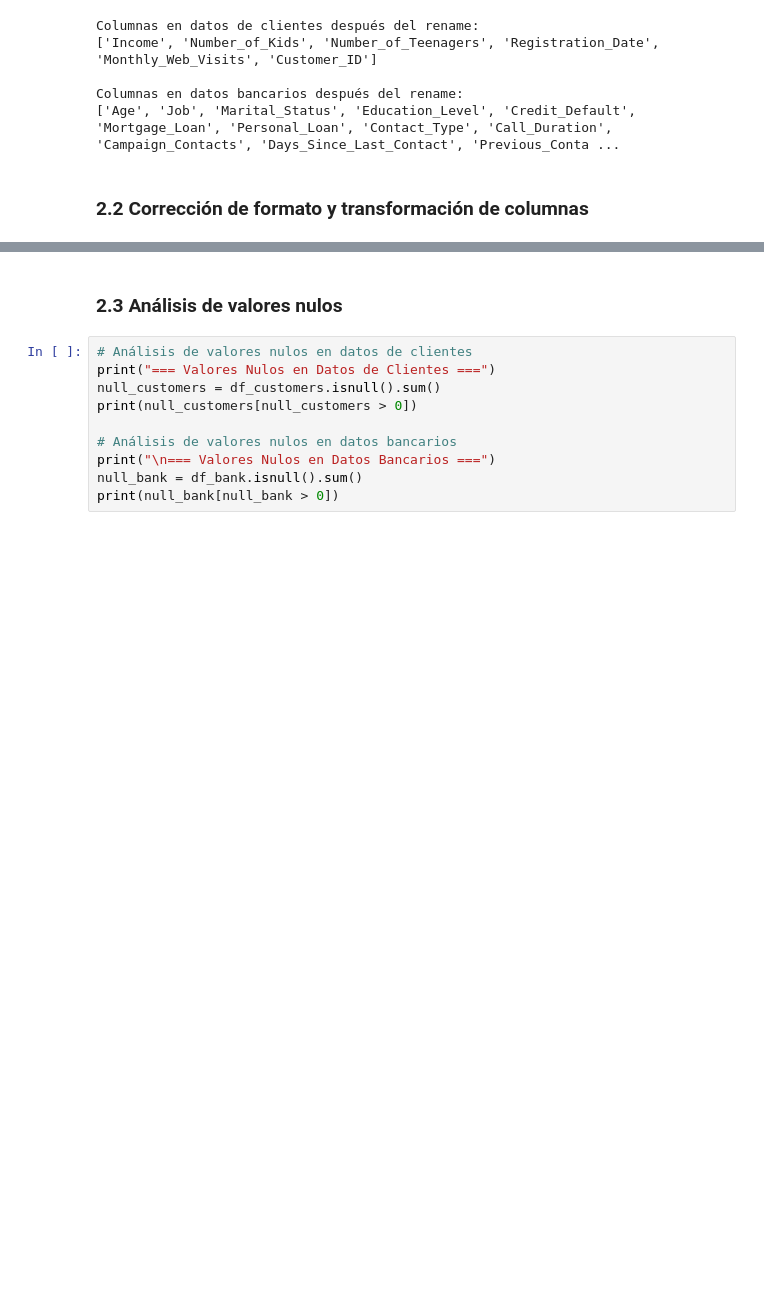
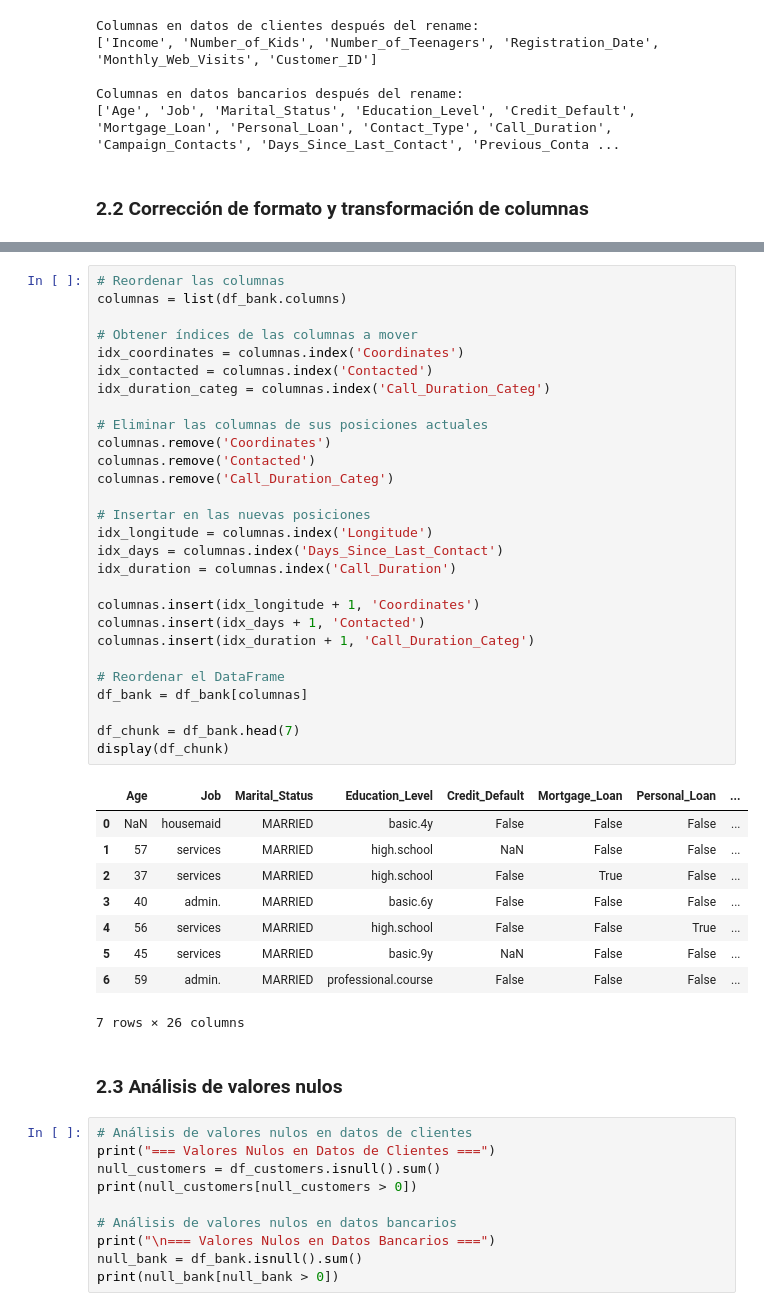
Before and after one commit to mck21/bank-customer-analytics, a Jupyter notebook: notebooks/EDA_bank_customers.ipynb, the cells around one changed output, grey strips where cells are left out. Saved outputs shown, nothing was run; the diff lists cells and outputs as text; blank space fills up the shorter version.

```diff
--- a/notebooks/EDA_bank_customers.ipynb
+++ b/notebooks/EDA_bank_customers.ipynb
@@ -199,6 +257,44 @@ df_bank['Call_Duration'] = df_bank['Call_Duration'].apply(
 )
 # %% [output]
 La columna Credit_Default contiene los siguientes valores distintos a 0.0: [np.float64(1.0)]
+# %%
+# Reordenar las columnas
+columnas = list(df_bank.columns)
+
+# Obtener índices de las columnas a mover
+idx_coordinates = columnas.index('Coordinates')
+idx_contacted = columnas.index('Contacted')
+idx_duration_categ = columnas.index('Call_Duration_Categ')
+
+# Eliminar las columnas de sus posiciones actuales
+columnas.remove('Coordinates')
+columnas.remove('Contacted')
+columnas.remove('Call_Duration_Categ')
+
+# Insertar en las nuevas posiciones
+idx_longitude = columnas.index('Longitude')
+idx_days = columnas.index('Days_Since_Last_Contact')
+idx_duration = columnas.index('Call_Duration')
+
+columnas.insert(idx_longitude + 1, 'Coordinates')
+columnas.insert(idx_days + 1, 'Contacted')
+columnas.insert(idx_duration + 1, 'Call_Duration_Categ')
+
+# Reordenar el DataFrame
+df_bank = df_bank[columnas]
+
+df_chunk = df_bank.head(7)
+display(df_chunk)
+# %% [output]
+|  | Age | Job | Marital_Status | Education_Level | Credit_Default | Mortgage_Loan | Personal_Loan | ... |
+| 0 | NaN | housemaid | MARRIED | basic.4y | False | False | False | ... |
+| 1 | 57 | services | MARRIED | high.school | NaN | False | False | ... |
+| 2 | 37 | services | MARRIED | high.school | False | True | False | ... |
+| 3 | 40 | admin. | MARRIED | basic.6y | False | False | False | ... |
+| 4 | 56 | services | MARRIED | high.school | False | False | True | ... |
+| 5 | 45 | services | MARRIED | basic.9y | NaN | False | False | ... |
+| 6 | 59 | admin. | MARRIED | professional.course | False | False | False | ... |
+7 rows × 26 columns
 # %% [markdown]
 ### 2.3 Análisis de valores nulos
 # %%
```
Also changed, not shown: parts of 9 cells of this notebook, 3 other files.
